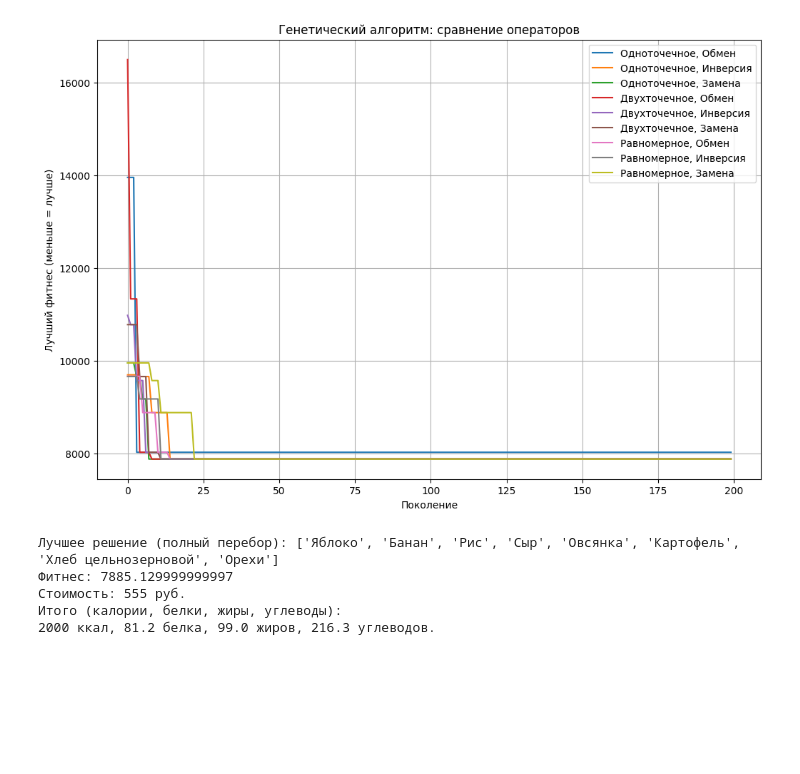
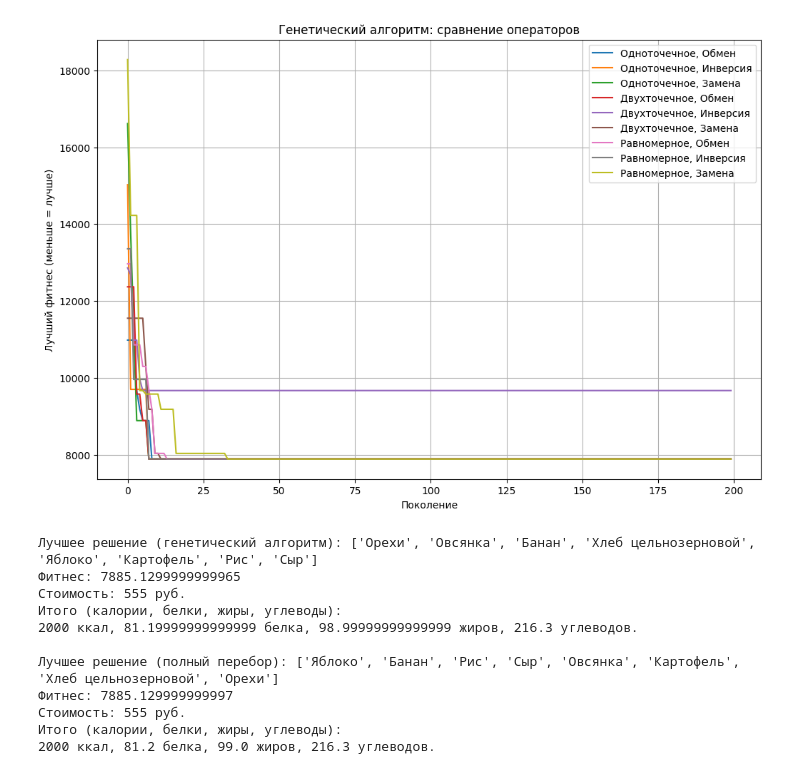
Before and after one commit to ivdmg/ulstu, a Jupyter notebook: lab1/Lab1.ipynb, the cells around one changed output. Saved outputs shown, nothing was run; the diff lists cells and outputs as text; code cells hidden in the pictures; blank space fills up the shorter version.

```diff
--- a/lab1/Lab1.ipynb
+++ b/lab1/Lab1.ipynb
@@ -74,7 +74,6 @@ def brute_force():
     return best_solution, best_fitness
 
 
-
 population_size = 200
 generations = 200
 
@@ -84,7 +83,6 @@ def initialize_population():
 def selection(population):
     scored = sorted(population, key=lambda ind: fitness(ind))
     return scored[: population_size // 2]
-
 
 
 def single_point_crossover(p1, p2):
@@ -111,7 +109,6 @@ def uniform_crossover(p1, p2):
     return fix_individual(child1), fix_individual(child2)
 
 
-
 def swap_mutation(ind):
     ind = ind.copy()
     a, b = random.sample(range(K), 2)
@@ -130,7 +127,6 @@ def replacement_mutation(ind):
     new_gene = random.choice([i for i in range(N) if i not in ind])
     ind[pos] = new_gene
     return fix_individual(ind)
-
 
 
 def genetic_algorithm(crossover, mutation):
@@ -154,7 +150,6 @@ def genetic_algorithm(crossover, mutation):
     return best, history
 
 
-
 crossover_methods = {
     "Одноточечное": single_point_crossover,
     "Двухточечное": two_point_crossover,
@@ -166,35 +161,62 @@ mutation_methods = {
     "Инверсия": inversion_mutation,
     "Замена": replacement_mutation,
 }
 
 plt.figure(figsize=(12, 8))
 
+best_overall_ga = None
+best_overall_history = None
+
 for cname, cfunc in crossover_methods.items():
     for mname, mfunc in mutation_methods.items():
         best, hist = genetic_algorithm(cfunc, mfunc)
         plt.plot(hist, label=f"{cname}, {mname}")
+        # сохраняем лучшее решение среди всех запусков GA
+        if best_overall_ga is None or fitness(best) < fitness(best_overall_ga):
+            best_overall_ga = best
+            best_overall_history = hist
 
 plt.title("Генетический алгоритм: сравнение операторов")
 plt.xlabel("Поколение")
 plt.ylabel("Лучший фитнес (меньше = лучше)")
 plt.legend()
 plt.grid()
 plt.show()
 
 
+# -----------------------------
+# Вывод лучших результатов
+# -----------------------------
+# Генетический алгоритм
+best_ga_products = [products[i]["name"] for i in best_overall_ga]
+print("Лучшее решение (генетический алгоритм):", best_ga_products)
+print("Фитнес:", fitness(best_overall_ga))
+print("Стоимость:", sum(products[i]["price"] for i in best_overall_ga), "руб.")
+print("Итого (калории, белки, жиры, углеводы):")
+print(sum(products[i]["calories"] for i in best_overall_ga), "ккал,",
+      sum(products[i]["protein"] for i in best_overall_ga), "белка,",
+      sum(products[i]["fat"] for i in best_overall_ga), "жиров,",
+      sum(products[i]["carbs"] for i in best_overall_ga), "углеводов.")
 
+# Полный перебор
 brute_solution, brute_fit = brute_force()
 best_products = [products[i]["name"] for i in brute_solution]
-print("Лучшее решение (полный перебор):", best_products)
+print("\nЛучшее решение (полный перебор):", best_products)
 print("Фитнес:", brute_fit)
 print("Стоимость:", sum(products[i]["price"] for i in brute_solution), "руб.")
 print("Итого (калории, белки, жиры, углеводы):")
 print(sum(products[i]["calories"] for i in brute_solution), "ккал,",
       sum(products[i]["protein"] for i in brute_solution), "белка,",
       sum(products[i]["fat"] for i in brute_solution), "жиров,",
       sum(products[i]["carbs"] for i in brute_solution), "углеводов.")
 # %% [output]
-[figure, old version]
+[figure, new version]
+Лучшее решение (генетический алгоритм): ['Орехи', 'Овсянка', 'Банан', 'Хлеб цельнозерновой', 'Яблоко', 'Картофель', 'Рис', 'Сыр']
+Фитнес: 7885.1299999999965
+Стоимость: 555 руб.
+Итого (калории, белки, жиры, углеводы):
+2000 ккал, 81.19999999999999 белка, 98.99999999999999 жиров, 216.3 углеводов.
+
 Лучшее решение (полный перебор): ['Яблоко', 'Банан', 'Рис', 'Сыр', 'Овсянка', 'Картофель', 'Хлеб цельнозерновой', 'Орехи']
 Фитнес: 7885.129999999997
 Стоимость: 555 руб.
```
